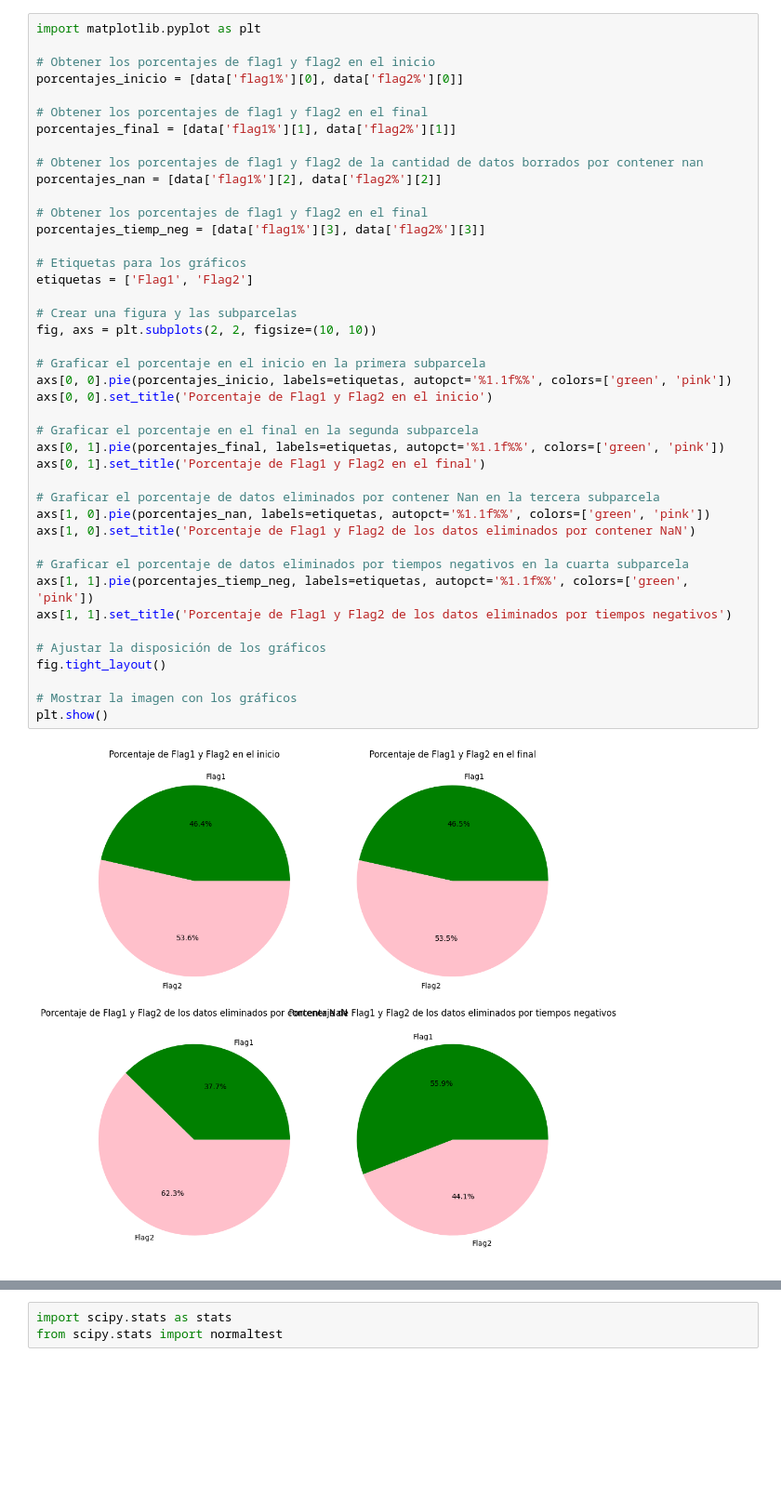
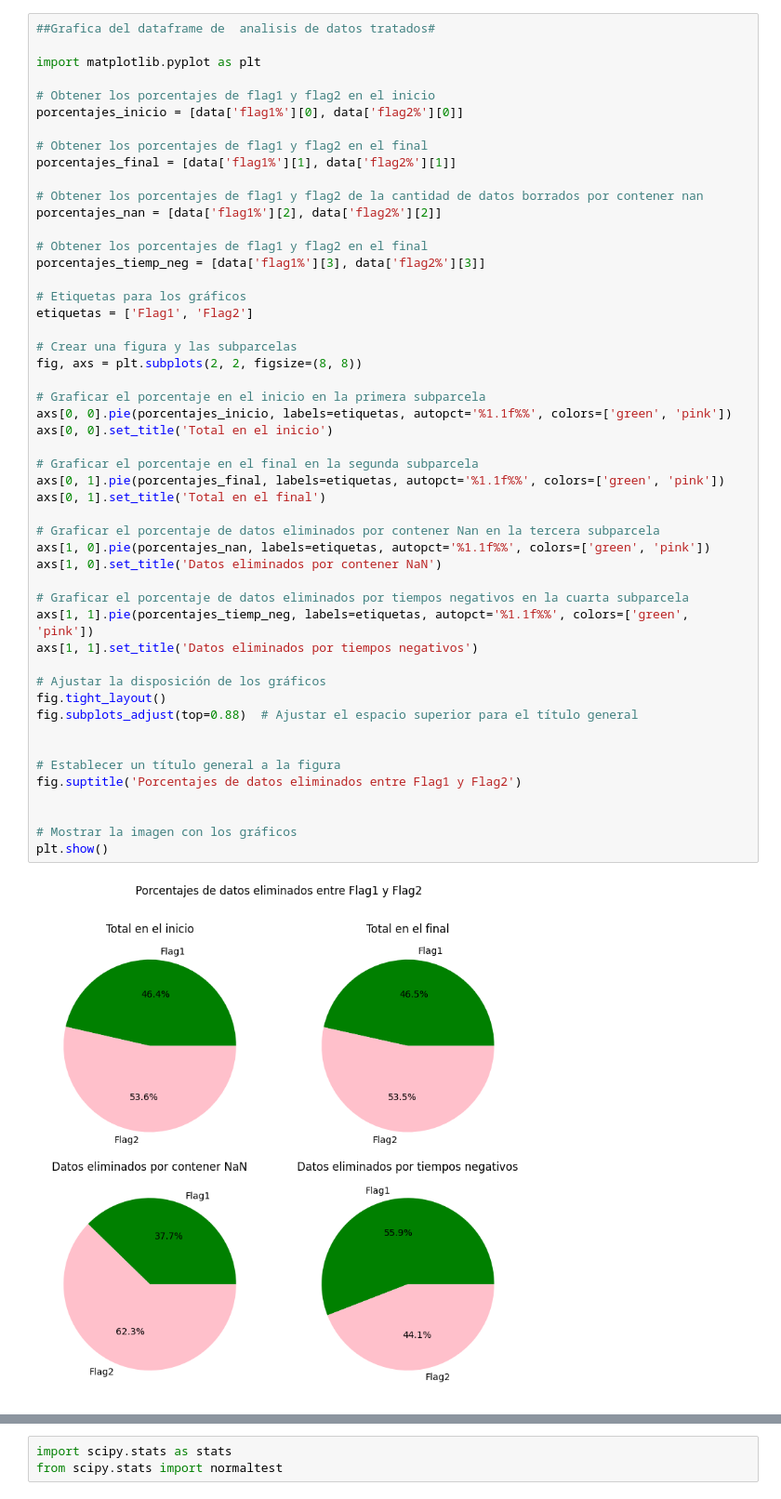
Before and after one commit to macarenaalga/trabajo_final, a Jupyter notebook: Trabajo_final_alga-aras.ipynb, the cells around one changed output, grey strips where cells are left out. Shown at 93% size. Drawn from its saved outputs; the diff is of its cells as text; blank space fills up the shorter version.

```diff
--- a/Trabajo_final_alga-aras.ipynb
+++ b/Trabajo_final_alga-aras.ipynb
@@ -237,6 +266,8 @@ print(df_eliminados_relaciones)
 2               Eliminados por ser Nan     23     38     61   37.70   62.30
 3  Eiminados por ser tiempos negativos     19     15     34   55.88   44.12
 # %%
+##Grafica del dataframe de  analisis de datos tratados#
+
 import matplotlib.pyplot as plt
 
 # Obtener los porcentajes de flag1 y flag2 en el inicio
@@ -247,36 +278,42 @@ porcentajes_final = [data['flag1%'][1], data['flag2%'][1]]
 
 # Obtener los porcentajes de flag1 y flag2 de la cantidad de datos borrados por contener nan
 porcentajes_nan = [data['flag1%'][2], data['flag2%'][2]]
 
 # Obtener los porcentajes de flag1 y flag2 en el final
 porcentajes_tiemp_neg = [data['flag1%'][3], data['flag2%'][3]]
 
 # Etiquetas para los gráficos
 etiquetas = ['Flag1', 'Flag2']
 
 # Crear una figura y las subparcelas
-fig, axs = plt.subplots(2, 2, figsize=(10, 10))
+fig, axs = plt.subplots(2, 2, figsize=(8, 8))
 
 # Graficar el porcentaje en el inicio en la primera subparcela
 axs[0, 0].pie(porcentajes_inicio, labels=etiquetas, autopct='%1.1f%%', colors=['green', 'pink'])
-axs[0, 0].set_title('Porcentaje de Flag1 y Flag2 en el inicio')
+axs[0, 0].set_title('Total en el inicio')
 
 # Graficar el porcentaje en el final en la segunda subparcela
 axs[0, 1].pie(porcentajes_final, labels=etiquetas, autopct='%1.1f%%', colors=['green', 'pink'])
-axs[0, 1].set_title('Porcentaje de Flag1 y Flag2 en el final')
+axs[0, 1].set_title('Total en el final')
 
 # Graficar el porcentaje de datos eliminados por contener Nan en la tercera subparcela
 axs[1, 0].pie(porcentajes_nan, labels=etiquetas, autopct='%1.1f%%', colors=['green', 'pink'])
-axs[1, 0].set_title('Porcentaje de Flag1 y Flag2 de los datos eliminados por contener NaN')
+axs[1, 0].set_title('Datos eliminados por contener NaN')
 
 # Graficar el porcentaje de datos eliminados por tiempos negativos en la cuarta subparcela
 axs[1, 1].pie(porcentajes_tiemp_neg, labels=etiquetas, autopct='%1.1f%%', colors=['green', 'pink'])
-axs[1, 1].set_title('Porcentaje de Flag1 y Flag2 de los datos eliminados por tiempos negativos')
+axs[1, 1].set_title('Datos eliminados por tiempos negativos')
 
 # Ajustar la disposición de los gráficos
 fig.tight_layout()
+fig.subplots_adjust(top=0.88)  # Ajustar el espacio superior para el título general
+
+
+# Establecer un título general a la figura
+fig.suptitle('Porcentajes de datos eliminados entre Flag1 y Flag2')
+
 
 # Mostrar la imagen con los gráficos
 plt.show()
 # %% [output]
-[figure, old version]
+[figure, new version]
```
Also changed, not shown: parts of 40 cells of this notebook, 12 other files.
